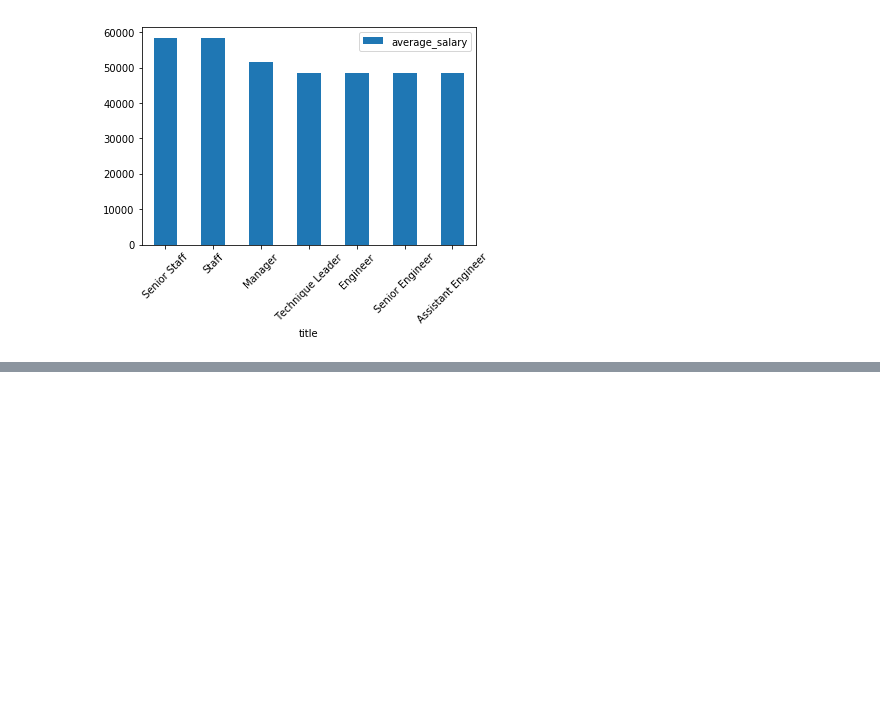
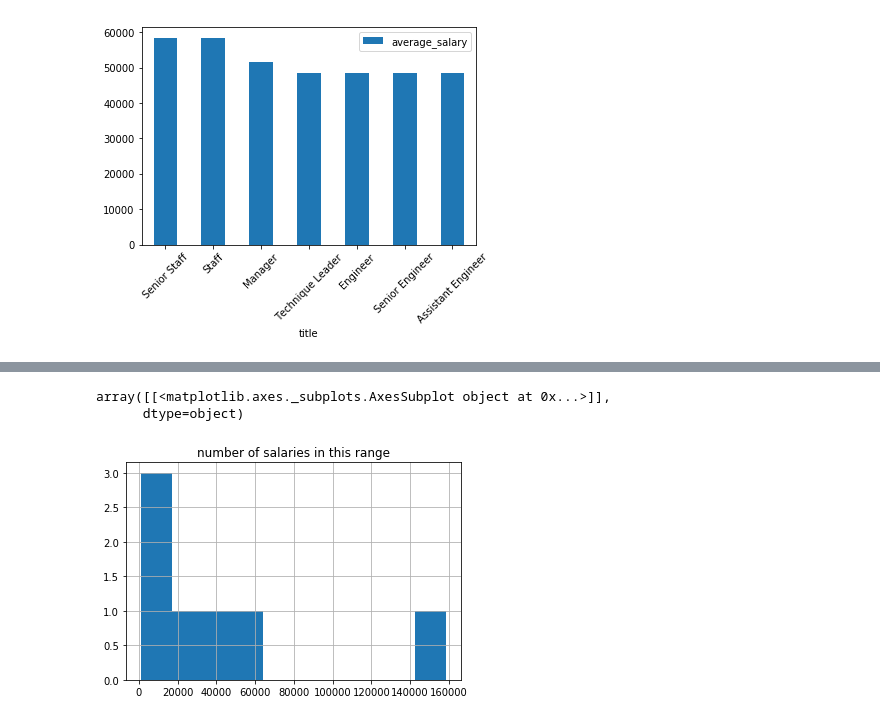
Before and after one commit to dianess/sql-challenge, a Jupyter notebook: sqlalchemy sql-challenge no sqlalchemy.ipynb, the cells around one changed output, grey strips where cells are left out. Saved outputs shown, nothing was run; the diff lists cells and outputs as text; code cells hidden in the pictures; blank space fills up the shorter version.

```diff
--- a/sqlalchemy sql-challenge no sqlalchemy.ipynb
+++ b/sqlalchemy sql-challenge no sqlalchemy.ipynb
@@ -64,0 +92,6 @@ ax = salary_by_title.plot.bar(x='title', y='average_salary', rot=45)
+# %%
+salary_range_df.hist(column='number of salaries in this range')
+# %% [output]
+array([[<matplotlib.axes._subplots.AxesSubplot object at 0x...>]],
+      dtype=object)
+[figure, added]
```
Also changed, not shown: parts of 5 cells of this notebook.
